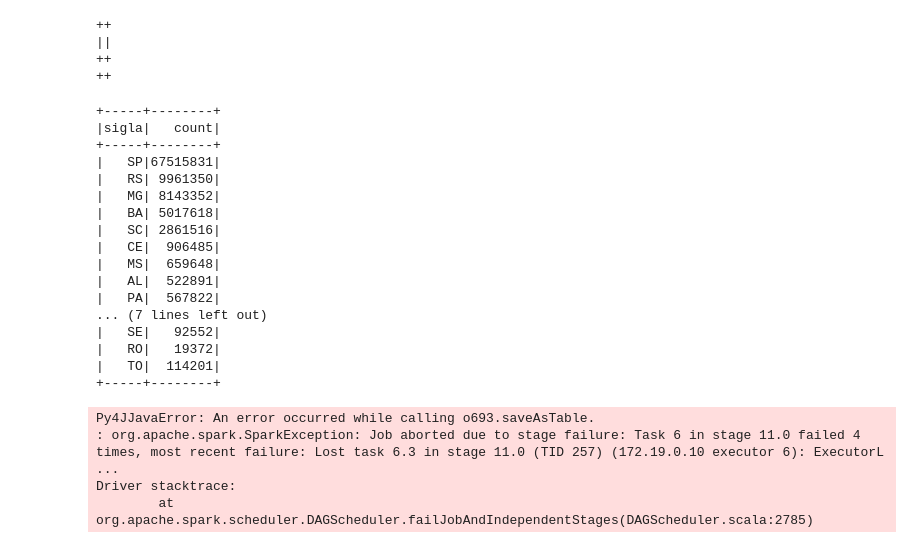
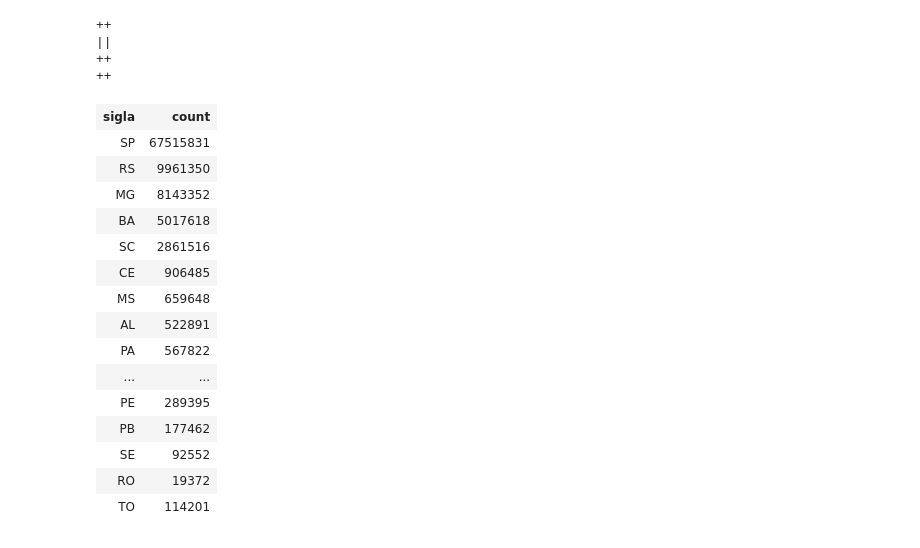
Before and after one commit to luizhenriquemm/spark-lab, a Jupyter notebook: data/jupyter/tcc/tables_schema.ipynb, the cells around one changed output. Saved outputs shown, nothing was run; the diff lists cells and outputs as text; code cells hidden in the pictures.

```diff
--- a/data/jupyter/tcc/tables_schema.ipynb
+++ b/data/jupyter/tcc/tables_schema.ipynb
@@ -156,25 +163,24 @@ spark.sql("msck repair table source.final").show()
 ++
 ++
 # %%
-spark.table("source.final").groupBy("sigla").count().show()
+spark.table("source.final").groupBy("sigla").count()
 # %% [output]
-+-----+--------+
-|sigla|   count|
-+-----+--------+
-|   SP|67515831|
-|   RS| 9961350|
-|   MG| 8143352|
-|   BA| 5017618|
-|   SC| 2861516|
-|   CE|  906485|
-|   MS|  659648|
-|   AL|  522891|
-|   PA|  567822|
-... (7 lines left out)
-|   SE|   92552|
-|   RO|   19372|
-|   TO|  114201|
-+-----+--------+
+| sigla | count |
+| SP | 67515831 |
+| RS | 9961350 |
+| MG | 8143352 |
+| BA | 5017618 |
+| SC | 2861516 |
+| CE | 906485 |
+| MS | 659648 |
+| AL | 522891 |
+| PA | 567822 |
+| ... | ... |
+| PE | 289395 |
+| PB | 177462 |
+| SE | 92552 |
+| RO | 19372 |
+| TO | 114201 |
 # %%
 import pyspark.sql.types as T
 import pyspark.sql.functions as F
@@ -198,12 +204,7 @@ def StructNormalizer(df):
       s += [F.col(".".join(x)).alias("_".join(x)) for x in b.filter(None, [x if x[0] == c else None for x in nested_cols])]
   return df.select(*s)
 # %%
-df = StructNormalizer(spark.table("source.final"))
+df = StructNormalizer(spark.table("source.final").filter("sigla = 'GO'"))
 
-df.write.partitionBy("sigla").mode("append").format("parquet").saveAsTable("gold.final")
+df.write.partitionBy("sigla").mode("overwrite").format("parquet").saveAsTable("gold.final")
-# %% [output]
-Py4JJavaError: An error occurred while calling o693.saveAsTable.
-: org.apache.spark.SparkException: Job aborted due to stage failure: Task 6 in stage 11.0 failed 4 times, most recent failure: Lost task 6.3 in stage 11.0 (TID 257) (172.19.0.10 executor 6): ExecutorL ...
-Driver stacktrace:
-        at org.apache.spark.scheduler.DAGScheduler.failJobAndIndependentStages(DAGScheduler.scala:2785)
 # %%
```
Also changed, not shown: parts of 7 cells of this notebook, 9 other files.
